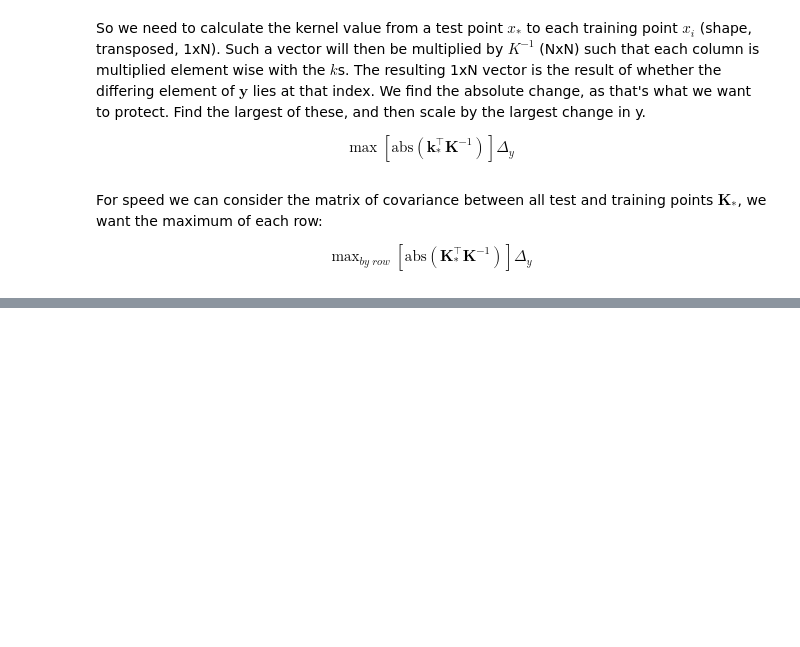
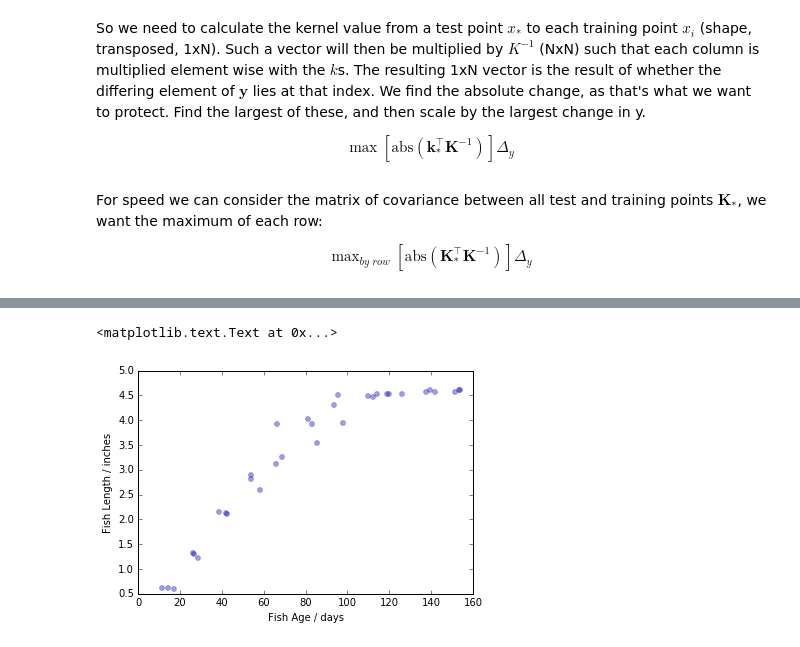
Before and after one commit to lionfish0/dp, a Jupyter notebook: Improved Bound Constraint differing across domain.ipynb, the cells around one changed output, grey strips where cells are left out. Saved outputs shown, nothing was run; the diff lists cells and outputs as text; code cells hidden in the pictures; blank space fills up the shorter version.

Commit message:
Finished improved bound demo

```diff
--- a/Improved Bound Constraint differing across domain.ipynb
+++ b/Improved Bound Constraint differing across domain.ipynb
@@ -29,0 +52,21 @@ $$\text{max}_{by\;row} \; \left[ \text{abs} \left(\mathbf{K}_*^{\top} \mathbf{K}
+# %%
+import dp4gp_datasets as datasets
+import dp4gp
+import GPy
+
+import pandas as pd
+import dp4gp_datasets as datasets
+import matplotlib.pyplot as plt
+import numpy as np
+%matplotlib inline
+import dp4gp
+
+fishdata = datasets.load_fishlength()
+
+X = fishdata[:,1] #age of fishes (days)
+Y = fishdata[:,3] #length of fishes (inches)
+X = X+np.random.randn(X.shape[0])*3.0 #adding some jitter to the dataset for demo purposes
+plt.plot(X,Y,'o',alpha=0.4,markersize=5)
+plt.xlabel('Fish Age / days')
+plt.ylabel('Fish Length / inches')
+# %% [output]
@@ -29,0 +74,2 @@ $$\text{max}_{by\;row} \; \left[ \text{abs} \left(\mathbf{K}_*^{\top} \mathbf{K}
+<matplotlib.text.Text at 0x...>
+[figure, added]
```
Also changed, not shown: parts of 17 cells of this notebook, 3 other files.
